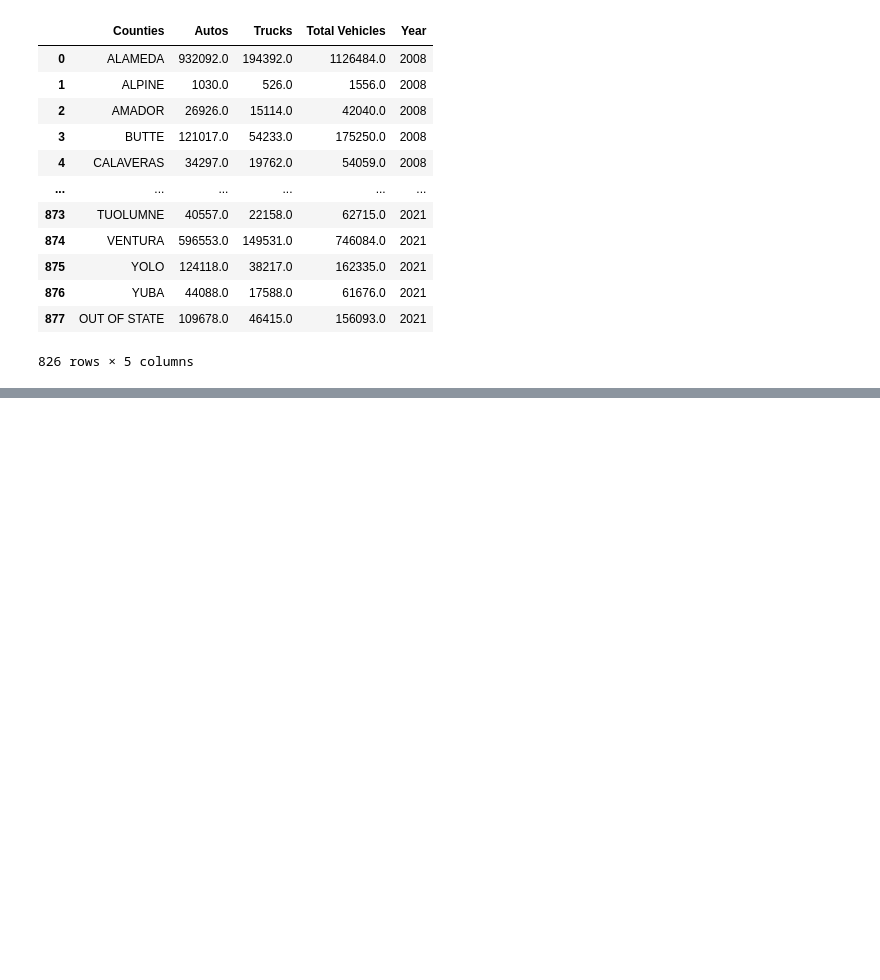
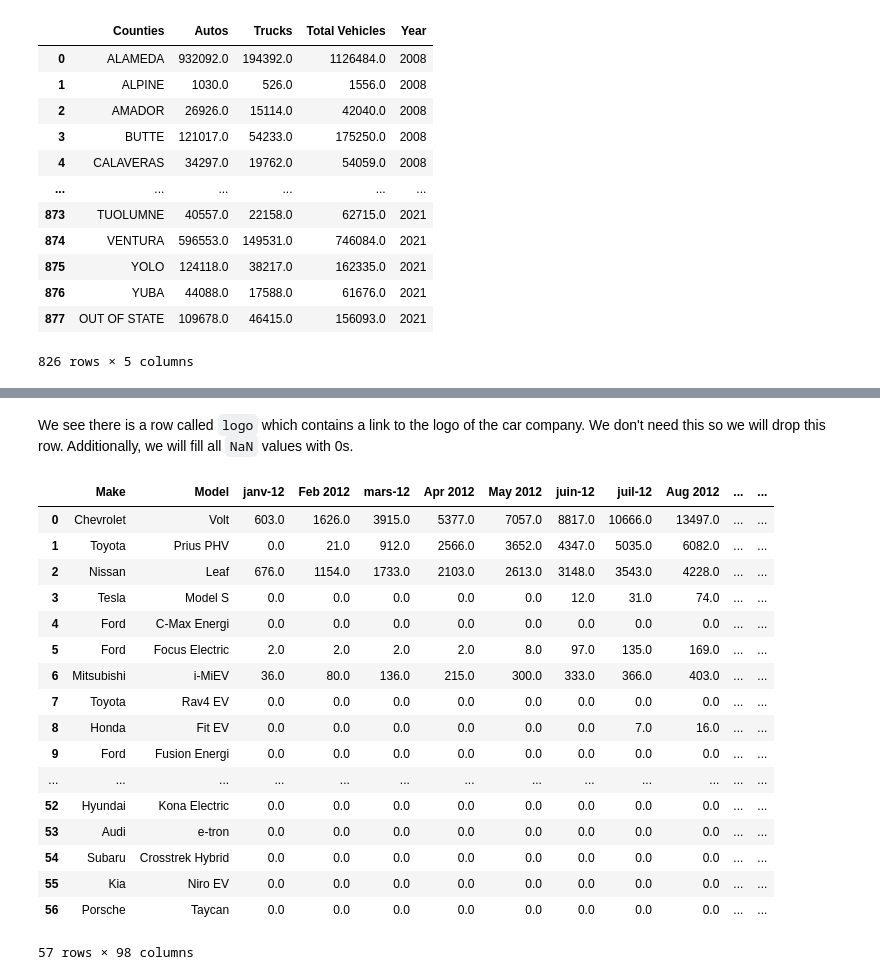
Before and after one commit to nliu880/EV-Sales-in-California, a Jupyter notebook: DataCheckpointGroup_Sp23_Weston_Nicole_Adi_Sophia_Katie.ipynb, the cells around one changed output, grey strips where cells are left out. Cells and saved outputs as stored; diff of their text form; code cells hidden in the pictures; blank space fills up the shorter version.

```diff
--- a/DataCheckpointGroup_Sp23_Weston_Nicole_Adi_Sophia_Katie.ipynb
+++ b/DataCheckpointGroup_Sp23_Weston_Nicole_Adi_Sophia_Katie.ipynb
@@ -178,0 +246,26 @@ We can now add a column that tells us the difference in registered cars from yea
+# %% [markdown]
+We see there is a row called `logo` which contains a link to the logo of the car company. We don't need this so we will drop this row. Additionally, we will fill all `NaN` values with 0s.
+# %%
+ev_sales.drop("Logo", inplace = True, axis = 1)
+ev_sales = ev_sales.fillna(0)
+
+ev_sales
+# %% [output]
+|  | Make | Model | janv-12 | Feb 2012 | mars-12 | Apr 2012 | May 2012 | juin-12 | juil-12 | Aug 2012 | ... | ... |
+| 0 | Chevrolet | Volt | 603.0 | 1626.0 | 3915.0 | 5377.0 | 7057.0 | 8817.0 | 10666.0 | 13497.0 | ... | ... |
+| 1 | Toyota | Prius PHV | 0.0 | 21.0 | 912.0 | 2566.0 | 3652.0 | 4347.0 | 5035.0 | 6082.0 | ... | ... |
+| 2 | Nissan | Leaf | 676.0 | 1154.0 | 1733.0 | 2103.0 | 2613.0 | 3148.0 | 3543.0 | 4228.0 | ... | ... |
+| 3 | Tesla | Model S | 0.0 | 0.0 | 0.0 | 0.0 | 0.0 | 12.0 | 31.0 | 74.0 | ... | ... |
+| 4 | Ford | C-Max Energi | 0.0 | 0.0 | 0.0 | 0.0 | 0.0 | 0.0 | 0.0 | 0.0 | ... | ... |
+| 5 | Ford | Focus Electric | 2.0 | 2.0 | 2.0 | 2.0 | 8.0 | 97.0 | 135.0 | 169.0 | ... | ... |
+| 6 | Mitsubishi | i-MiEV | 36.0 | 80.0 | 136.0 | 215.0 | 300.0 | 333.0 | 366.0 | 403.0 | ... | ... |
+| 7 | Toyota | Rav4 EV | 0.0 | 0.0 | 0.0 | 0.0 | 0.0 | 0.0 | 0.0 | 0.0 | ... | ... |
+| 8 | Honda | Fit EV | 0.0 | 0.0 | 0.0 | 0.0 | 0.0 | 0.0 | 7.0 | 16.0 | ... | ... |
+| 9 | Ford | Fusion Energi | 0.0 | 0.0 | 0.0 | 0.0 | 0.0 | 0.0 | 0.0 | 0.0 | ... | ... |
+| ... | ... | ... | ... | ... | ... | ... | ... | ... | ... | ... | ... | ... |
+| 52 | Hyundai | Kona Electric | 0.0 | 0.0 | 0.0 | 0.0 | 0.0 | 0.0 | 0.0 | 0.0 | ... | ... |
+| 53 | Audi | e-tron | 0.0 | 0.0 | 0.0 | 0.0 | 0.0 | 0.0 | 0.0 | 0.0 | ... | ... |
+| 54 | Subaru | Crosstrek Hybrid | 0.0 | 0.0 | 0.0 | 0.0 | 0.0 | 0.0 | 0.0 | 0.0 | ... | ... |
+| 55 | Kia | Niro EV | 0.0 | 0.0 | 0.0 | 0.0 | 0.0 | 0.0 | 0.0 | 0.0 | ... | ... |
+| 56 | Porsche | Taycan | 0.0 | 0.0 | 0.0 | 0.0 | 0.0 | 0.0 | 0.0 | 0.0 | ... | ... |
+57 rows × 98 columns
```
Also changed, not shown: parts of 12 cells of this notebook, 2 other files.
